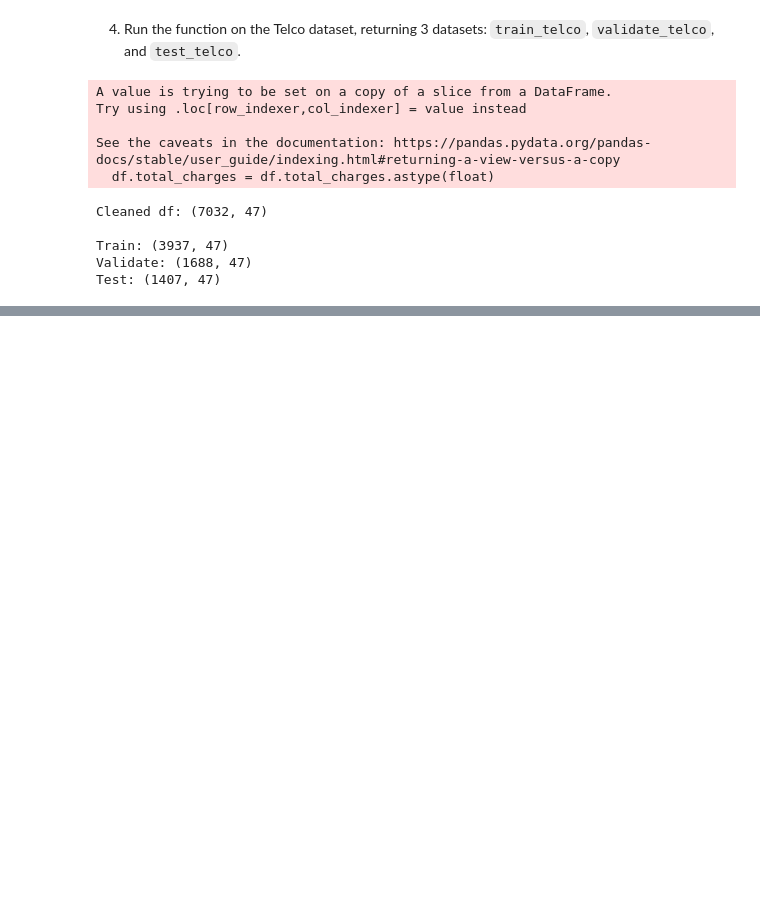
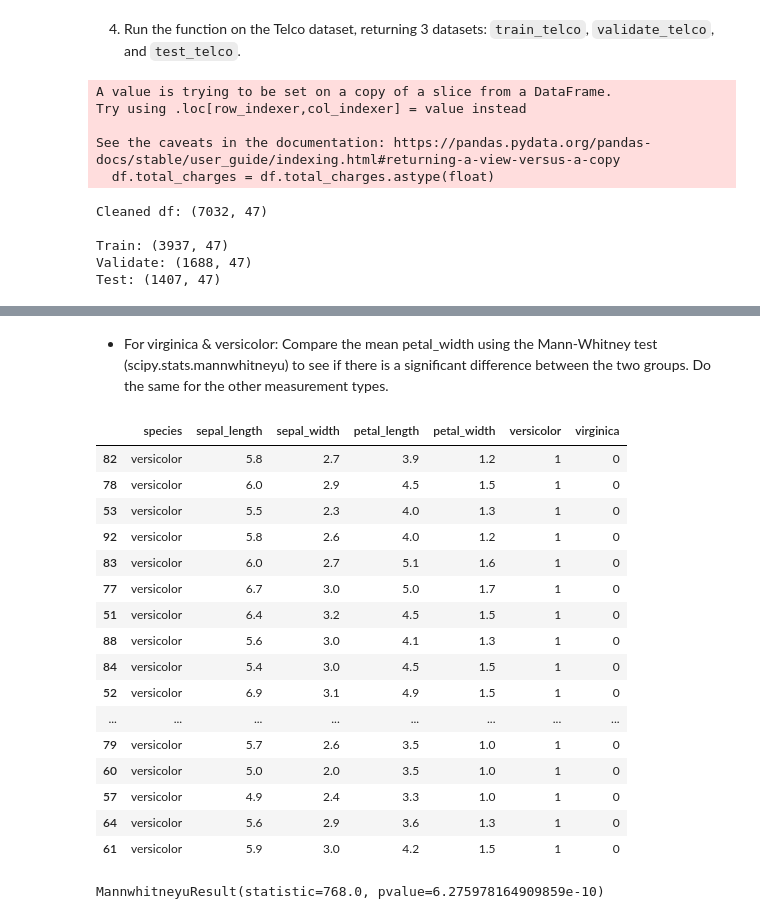
Before and after one commit to markydoug/classification-exercises, a Jupyter notebook: classification_exercises.ipynb, the cells around one changed output, grey strips where cells are left out. Saved outputs shown, nothing was run; the diff lists cells and outputs as text; code cells hidden in the pictures; blank space fills up the shorter version.

```diff
--- a/classification_exercises.ipynb
+++ b/classification_exercises.ipynb
@@ -993,0 +978,31 @@ iris_train.groupby('species').describe().T
+# %% [markdown]
+- For virginica & versicolor: Compare the mean petal_width using the Mann-Whitney test (scipy.stats.mannwhitneyu) to see if there is a significant difference between the two groups. Do the same for the other measurement types.
+# %%
+virginica = iris_train[iris_train.species=='virginica']
+versicolor = iris_train[iris_train.species=='versicolor']
+# %%
+versicolor
+# %% [output]
+|  | species | sepal_length | sepal_width | petal_length | petal_width | versicolor | virginica |
+| 82 | versicolor | 5.8 | 2.7 | 3.9 | 1.2 | 1 | 0 |
+| 78 | versicolor | 6.0 | 2.9 | 4.5 | 1.5 | 1 | 0 |
+| 53 | versicolor | 5.5 | 2.3 | 4.0 | 1.3 | 1 | 0 |
+| 92 | versicolor | 5.8 | 2.6 | 4.0 | 1.2 | 1 | 0 |
+| 83 | versicolor | 6.0 | 2.7 | 5.1 | 1.6 | 1 | 0 |
+| 77 | versicolor | 6.7 | 3.0 | 5.0 | 1.7 | 1 | 0 |
+| 51 | versicolor | 6.4 | 3.2 | 4.5 | 1.5 | 1 | 0 |
+| 88 | versicolor | 5.6 | 3.0 | 4.1 | 1.3 | 1 | 0 |
+| 84 | versicolor | 5.4 | 3.0 | 4.5 | 1.5 | 1 | 0 |
+| 52 | versicolor | 6.9 | 3.1 | 4.9 | 1.5 | 1 | 0 |
+| ... | ... | ... | ... | ... | ... | ... | ... |
+| 79 | versicolor | 5.7 | 2.6 | 3.5 | 1.0 | 1 | 0 |
+| 60 | versicolor | 5.0 | 2.0 | 3.5 | 1.0 | 1 | 0 |
+| 57 | versicolor | 4.9 | 2.4 | 3.3 | 1.0 | 1 | 0 |
+| 64 | versicolor | 5.6 | 2.9 | 3.6 | 1.3 | 1 | 0 |
+| 61 | versicolor | 5.9 | 3.0 | 4.2 | 1.5 | 1 | 0 |
+# %%
+stats.mannwhitneyu(virginica['petal_width'],
+                   versicolor['petal_width'],
+                   alternative='two-sided')
+# %% [output]
+MannwhitneyuResult(statistic=768.0, pvalue=6.275978164909859e-10)
```
Also changed, not shown: parts of 52 cells of this notebook.
